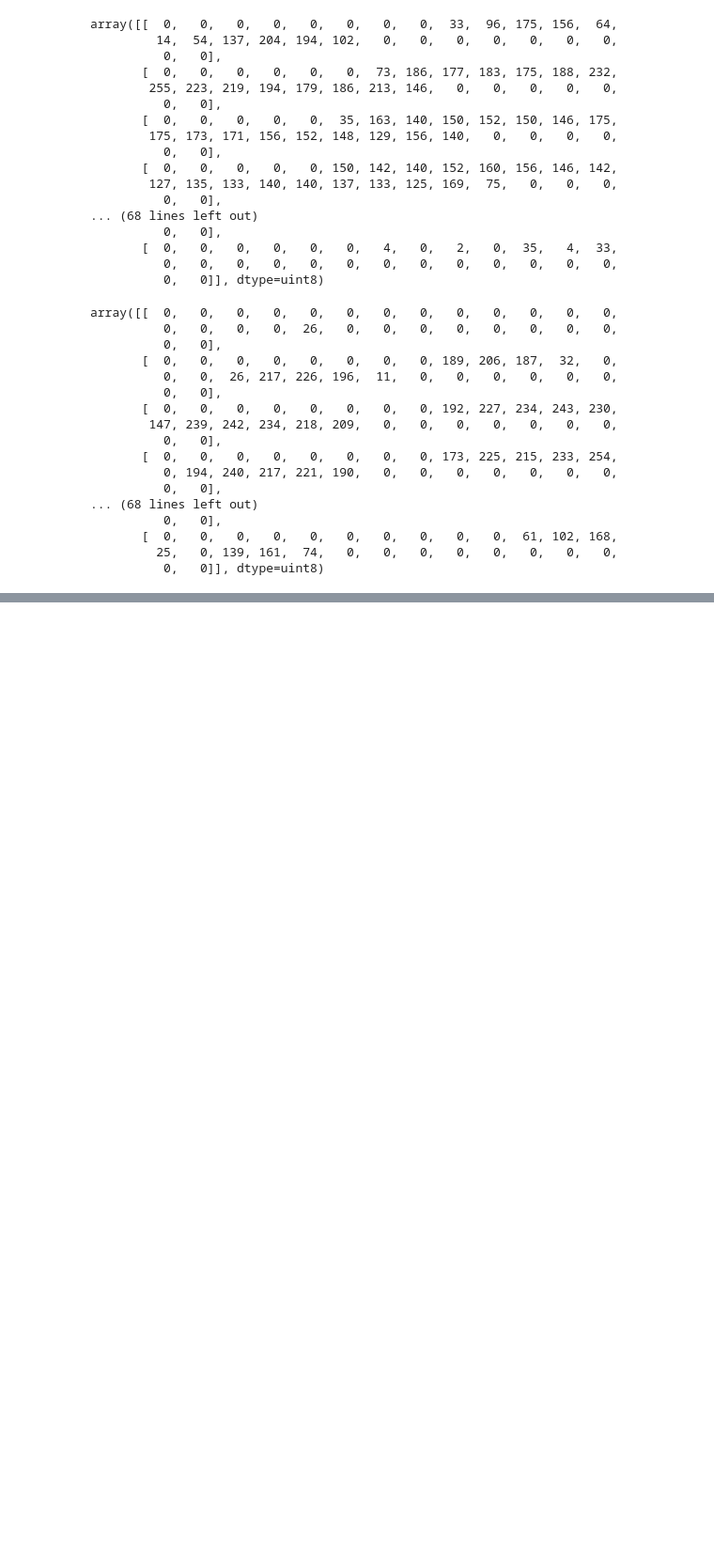
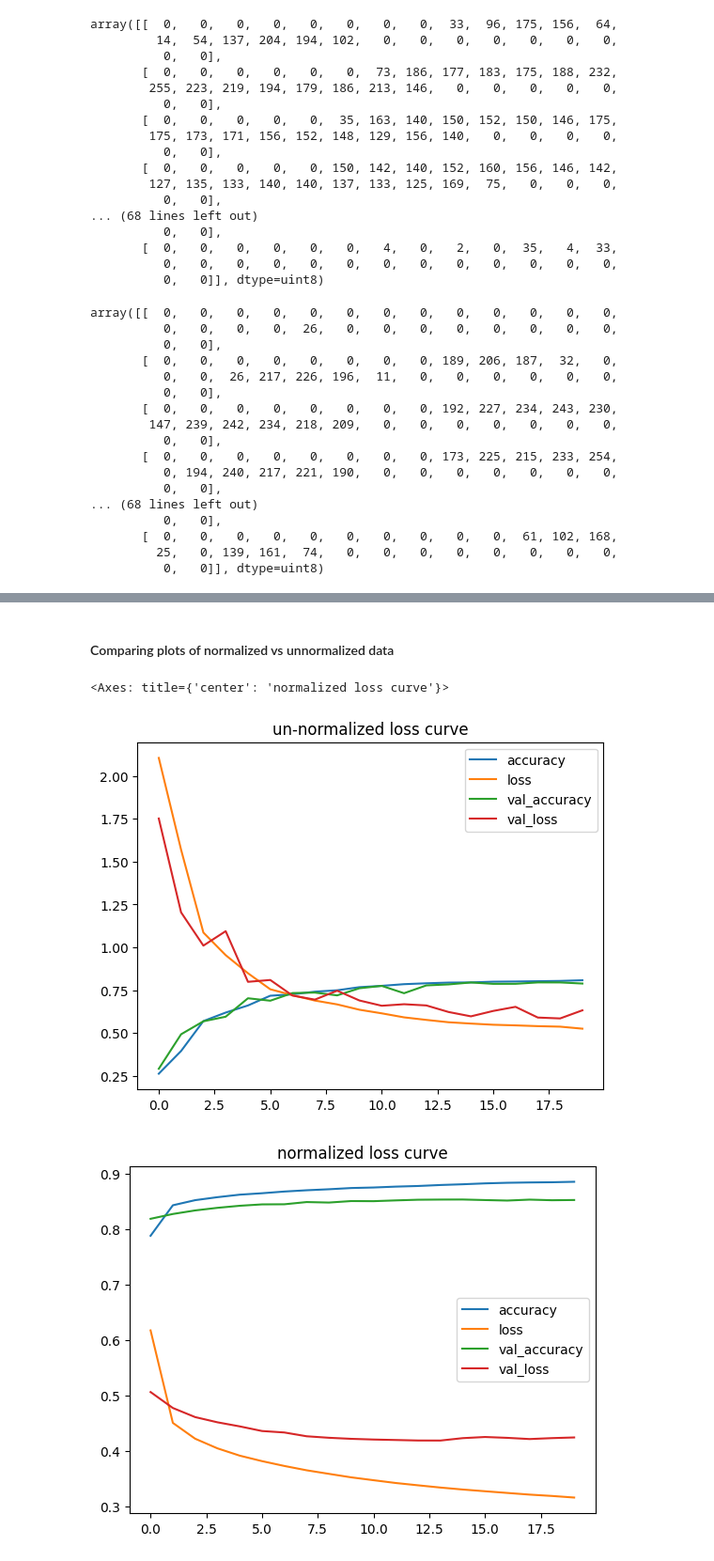
Before and after one commit to divyalaldinani/Deep-Learning-in-TensorFlow, a Jupyter notebook: 03_classification_using_NN_in_tensorflow.ipynb, the cells around one changed output, grey strips where cells are left out. Shown at 94% size. Drawn from its saved outputs; the diff is of its cells as text; code cells hidden in the pictures; blank space fills up the shorter version.

```diff
--- a/03_classification_using_NN_in_tensorflow.ipynb
+++ b/03_classification_using_NN_in_tensorflow.ipynb
@@ -1022,0 +1049,9 @@ plt.show()
+# %% [markdown]
+#### Comparing plots of normalized vs unnormalized data
+# %%
+pd.DataFrame(history_1_2.history).plot(title="un-normalized loss curve")
+pd.DataFrame(history_1_3.history).plot(title="normalized loss curve")
+# %% [output]
+<Axes: title={'center': 'normalized loss curve'}>
+[figure, added]
+[figure, added]
```
Also changed, not shown: parts of 8 cells of this notebook.
